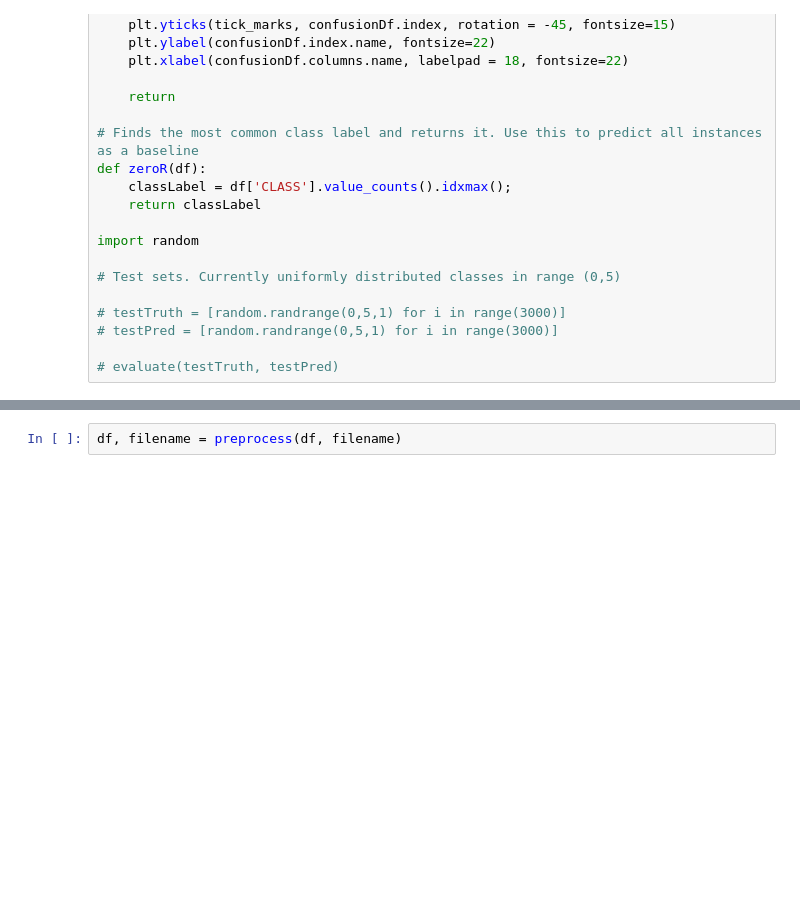
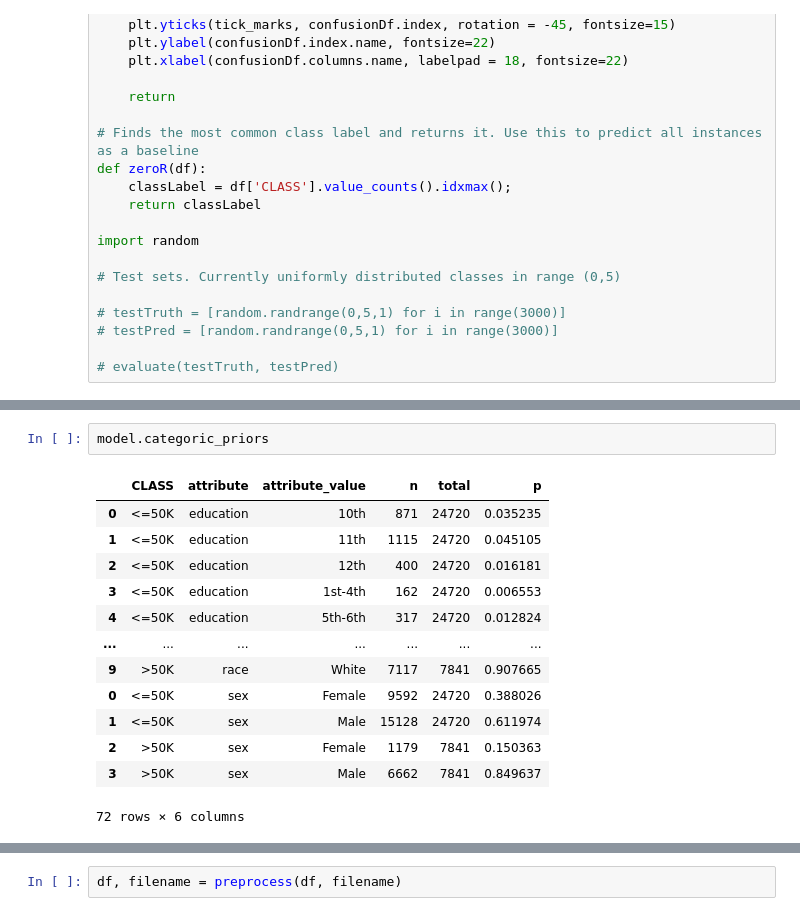
Before and after one commit to wisdomleck/Machine_Learning_A1, a Jupyter notebook: Assignment_1_Michael.ipynb, the cells around one changed output, grey strips where cells are left out. Drawn from its saved outputs; the diff is of its cells as text; blank space fills up the shorter version.

```diff
--- a/Assignment_1_Michael.ipynb
+++ b/Assignment_1_Michael.ipynb
@@ -525,0 +552,16 @@ import random
+# %%
+model.categoric_priors
+# %% [output]
+|  | CLASS | attribute | attribute_value | n | total | p |
+| 0 | <=50K | education | 10th | 871 | 24720 | 0.035235 |
+| 1 | <=50K | education | 11th | 1115 | 24720 | 0.045105 |
+| 2 | <=50K | education | 12th | 400 | 24720 | 0.016181 |
+| 3 | <=50K | education | 1st-4th | 162 | 24720 | 0.006553 |
+| 4 | <=50K | education | 5th-6th | 317 | 24720 | 0.012824 |
+| ... | ... | ... | ... | ... | ... | ... |
+| 9 | >50K | race | White | 7117 | 7841 | 0.907665 |
+| 0 | <=50K | sex | Female | 9592 | 24720 | 0.388026 |
+| 1 | <=50K | sex | Male | 15128 | 24720 | 0.611974 |
+| 2 | >50K | sex | Female | 1179 | 7841 | 0.150363 |
+| 3 | >50K | sex | Male | 6662 | 7841 | 0.849637 |
+72 rows × 6 columns
```
Also changed, not shown: parts of 7 cells of this notebook, 2 other files.
